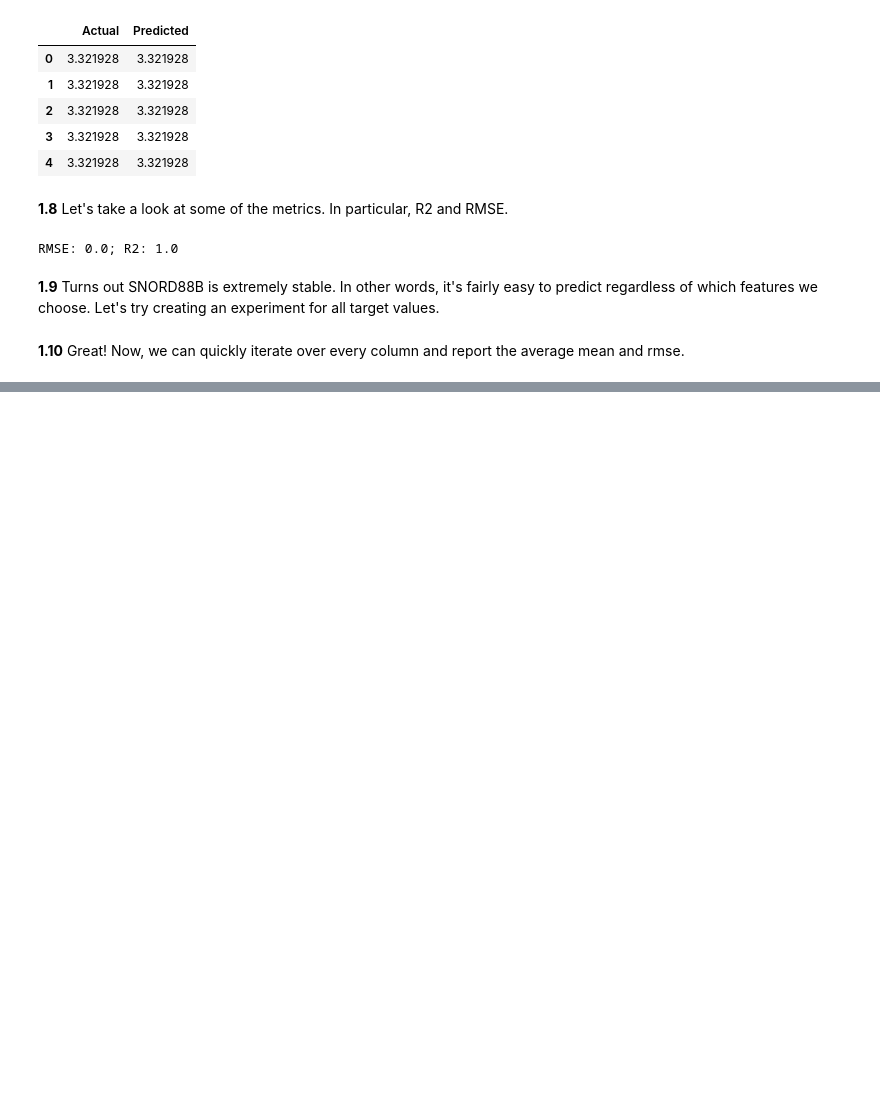
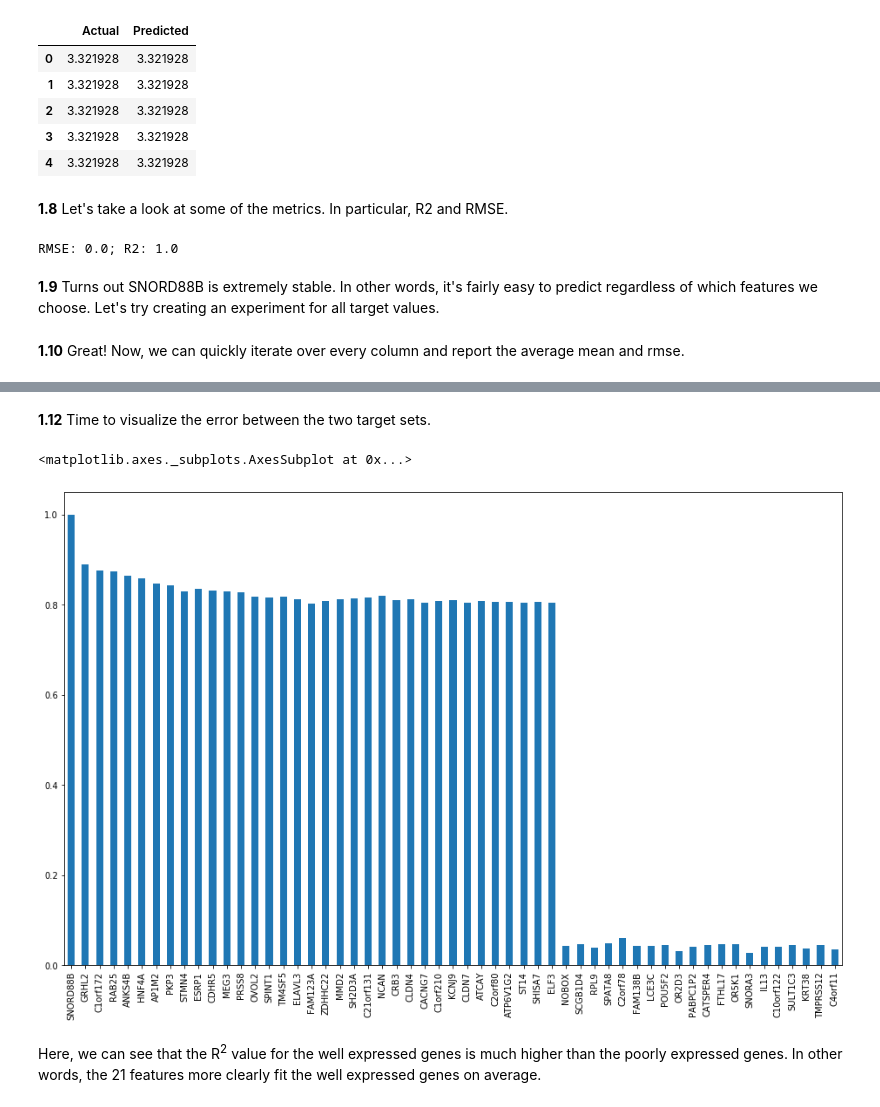
Before and after one commit to jrg94/CSE5522, a Jupyter notebook: lab1.ipynb, the cells around one changed output, grey strips where cells are left out. Cells and saved outputs as stored; diff of their text form; code cells hidden in the pictures; blank space fills up the shorter version.

```diff
--- a/lab1.ipynb
+++ b/lab1.ipynb
@@ -151,14 +150,11 @@ RMSE: 0.0; R2: 1.0
 # %% [markdown]
 **1.9** Turns out SNORD88B is extremely stable. In other words, it's fairly easy to predict regardless of which features we choose. Let's try creating an experiment for all target values.
 # %%
-def average(collection):
-  return sum(collection)/len(collection)
-
-def experiment(column_name):
+def experiment(column_name, data_frame):
   rmse_list = []
   r2_list = []
   for _ in range(10):
-    y = mrna_well_dataframe[column].values
+    y = data_frame[column].values
     x_train, x_test, y_train, y_test = train_test_split(x, y, test_size=0.2)
     r = LinearRegression()
     r.fit(x_train, y_train)
@@ -167,11 +163,18 @@ def experiment(column_name):
     rmse_list.append(rmse)
     r2 = metrics.r2_score(y_test, y_prediction)
     r2_list.append(r2)
-  return average(rmse_list), average(r2_list)
+  return {
+      "rmse_avg": np.average(rmse_list),
+      "rmse_std": np.std(rmse_list),
+      "r2_avg": np.average(r2_list),
+      "r2_std": np.std(r2_list)
+  }
 # %% [markdown]
 **1.10** Great! Now, we can quickly iterate over every column and report the average mean and rmse.
 # %%
+well_error = {}
 for column in mrna_well_dataframe:
-  rmse_average, r2_average = experiment(column)
-  print(f'{column}:\n\tRMSE: {rmse_average}\n\tR2: {r2_average}')
+  error = experiment(column, mrna_well_dataframe)
+  well_error[column] = error
+  print(f'{column}: {error}')
 # %% [output]
@@ -194,0 +200,6 @@ ELF3:
+# %%
+poor_error = {}
+for column in mrna_poor_dataframe:
+  error = experiment(column, mrna_poor_dataframe)
+  poor_error[column] = error
+  print(f'{column}: {error}')
@@ -194,0 +227,12 @@ ELF3:
+# %% [markdown]
+**1.12** Time to visualize the error between the two target sets.
+# %%
+well_r2_dataframe = pd.DataFrame.from_dict(well_error).T["r2_avg"]
+poor_r2_dataframe = pd.DataFrame.from_dict(poor_error).T["r2_avg"]
+r2_dataframe = well_r2_dataframe.append(poor_r2_dataframe)
+r2_dataframe.plot(kind='bar',figsize=(16,10))
+# %% [output]
+<matplotlib.axes._subplots.AxesSubplot at 0x...>
+[figure, added]
+# %% [markdown]
+Here, we can see that the R<sup>2</sup> value for the well expressed genes is much higher than the poorly expressed genes. In other words, the 21 features more clearly fit the well expressed genes on average.
```
Also changed, not shown: parts of 6 cells of this notebook.
